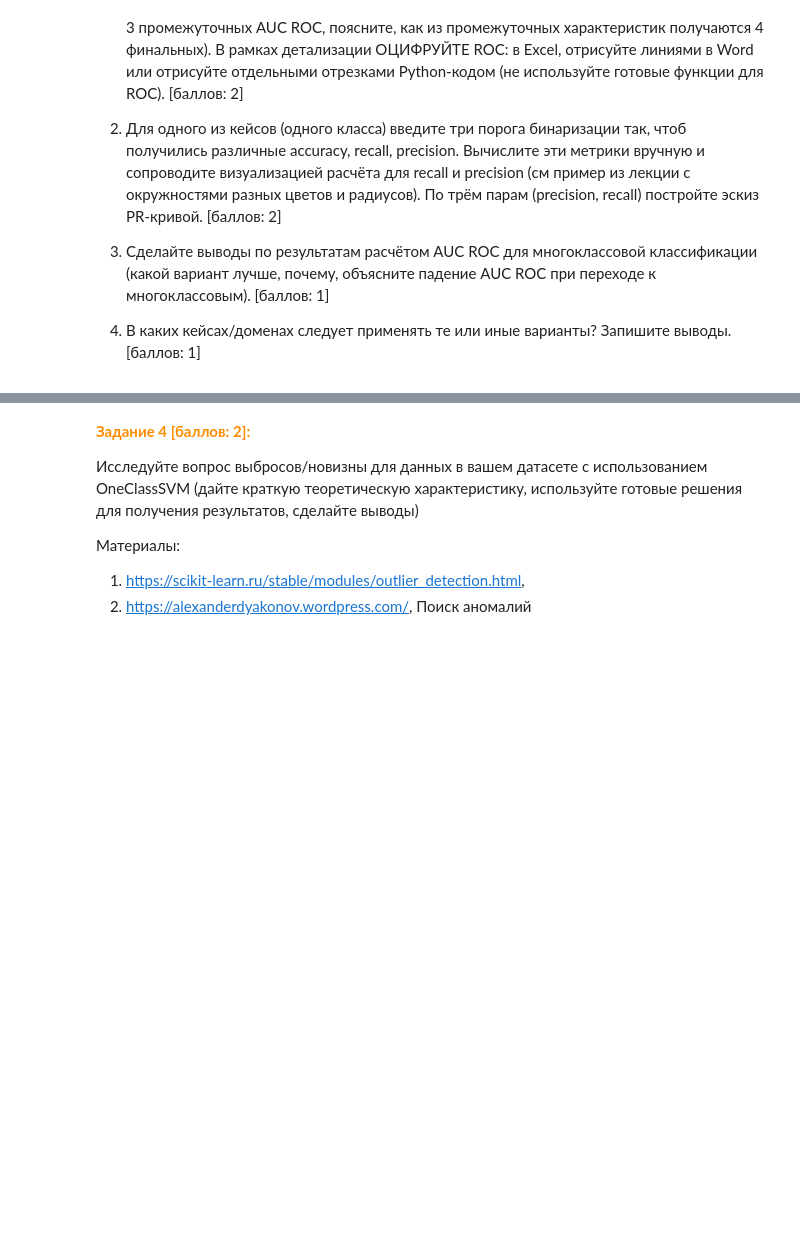
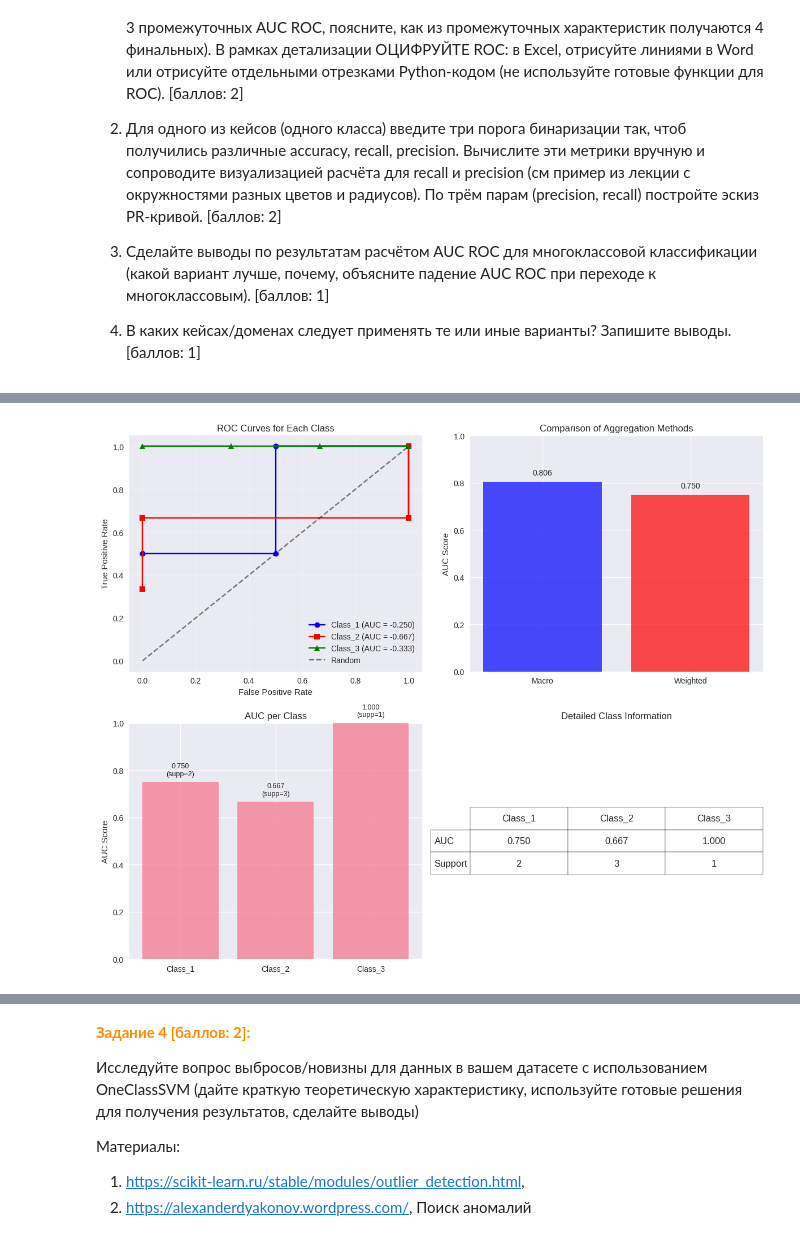
Before and after one commit to ikedestiny/ITMO-ML, a Jupyter notebook: lab3/Lab3.ipynb, the cells around one changed output, grey strips where cells are left out. Saved outputs shown, nothing was run; the diff lists cells and outputs as text; code cells hidden in the pictures; blank space fills up the shorter version.

```diff
--- a/lab3/Lab3.ipynb
+++ b/lab3/Lab3.ipynb
@@ -58,0 +621,79 @@
+# %%
+import matplotlib.pyplot as plt
+
+plt.figure(figsize=(12, 10))
+
+# ROC кривые для каждого класса
+plt.subplot(2, 2, 1)
+plt.plot(fpr1, tpr1, 'b-', marker='o', label=f'Class_1 (AUC = {auc1:.3f})')
+plt.plot(fpr2, tpr2, 'r-', marker='s', label=f'Class_2 (AUC = {auc2:.3f})')
+plt.plot(fpr3, tpr3, 'g-', marker='^', label=f'Class_3 (AUC = {auc3:.3f})')
+plt.plot([0, 1], [0, 1], 'k--', alpha=0.5, label='Random')
+plt.xlabel('False Positive Rate')
+plt.ylabel('True Positive Rate')
+plt.title('ROC Curves for Each Class')
+plt.legend()
+plt.grid(True, alpha=0.3)
+
+# Сравнение метрик
+plt.subplot(2, 2, 2)
+metrics = ['Macro', 'Weighted']
+values = [macro_auc, weighted_auc]
+colors = ['blue', 'red']
+
+bars = plt.bar(metrics, values, color=colors, alpha=0.7)
+plt.ylabel('AUC Score')
+plt.title('Comparison of Aggregation Methods')
+plt.ylim(0, 1)
+
+for bar, value in zip(bars, values):
+    plt.text(bar.get_x() + bar.get_width()/2, value + 0.02, f'{value:.3f}',
+             ha='center', va='bottom')
+
+# Детализация по классам
+plt.subplot(2, 2, 3)
+classes = ['Class_1', 'Class_2', 'Class_3']
+auc_values = [auc1_manual, auc2_manual, auc3_manual]
+supports = class_sizes
+
+x = np.arange(len(classes))
+plt.bar(x, auc_values, alpha=0.7)
+plt.xticks(x, classes)
+plt.ylabel('AUC Score')
+plt.title('AUC per Class')
+plt.ylim(0, 1)
+
+for i, (auc, supp) in enumerate(zip(auc_values, supports)):
+    plt.text(i, auc + 0.02, f'{auc:.3f}\n(supp={supp})',
+             ha='center', va='bottom', fontsize=9)
+
+# Pairwise comparisons
+plt.subplot(2, 2, 4)
+comparison_data = []
+for i, class_name in enumerate(classes):
+    comparison_data.append({
+        'Class': class_name,
+        'AUC': auc_values[i],
+        'Support': supports[i]
+    })
+
+plt.axis('off')
+table = plt.table(cellText=[[f'{x:.3f}' for x in auc_values],
+                           [str(x) for x in supports]],
+                 rowLabels=['AUC', 'Support'],
+                 colLabels=classes,
+                 cellLoc='center',
+                 loc='center')
+table.auto_set_font_size(False)
+table.set_fontsize(12)
+table.scale(1, 2)
+plt.title('Detailed Class Information')
+
+plt.tight_layout()
+plt.show()
+
+print(f"\nИТОГОВЫЕ РЕЗУЛЬТАТЫ:")
+print(f"Macro AUC: {macro_auc:.3f}")
+print(f"Weighted AUC: {weighted_auc:.3f}")
+# %% [output]
+[figure, added]
```
Also changed, not shown: parts of 39 cells of this notebook.
